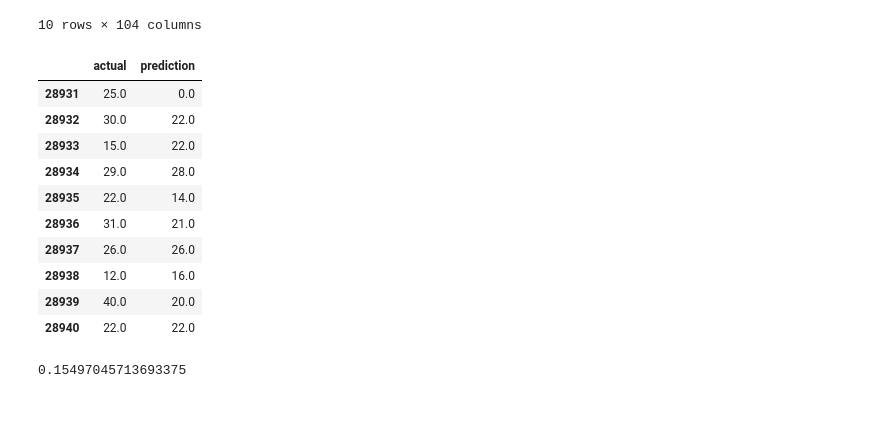
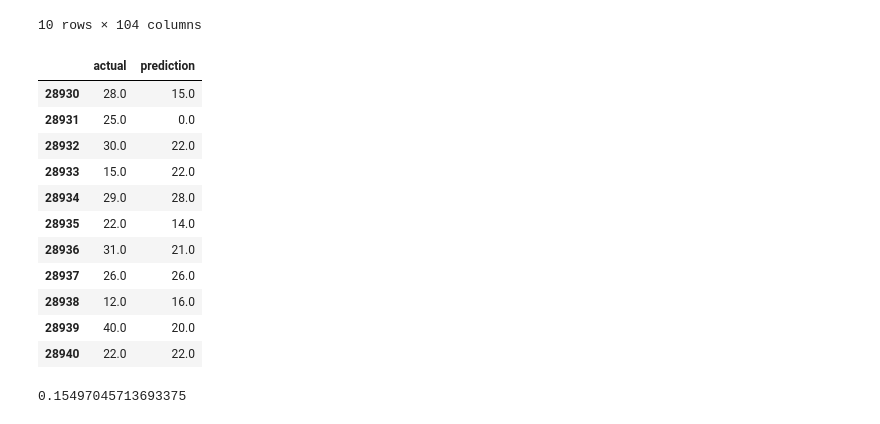
Before and after one commit to blakegode/NBA_Player_PTS_Predictor, a Jupyter notebook: prediction.ipynb, the cells around one changed output. Drawn from its saved outputs; the diff is of its cells as text; code cells hidden in the pictures.

```diff
--- a/prediction.ipynb
+++ b/prediction.ipynb
@@ -83,9 +83,10 @@ df.tail(10)
 | 28940 | Zion Williamson | 0.68 | 0.574468 | 0.630 | 0.000000 | 0.043478 | 0.0 | 0.250000 | 0.28125 | 0.667 | ... | ... |
 10 rows × 104 columns
 # %%
-predictions.tail(10)
+predictions.tail(11)
 # %% [output]
 |  | actual | prediction |
+| 28930 | 28.0 | 15.0 |
 | 28931 | 25.0 | 0.0 |
 | 28932 | 30.0 | 22.0 |
 | 28933 | 15.0 | 22.0 |
```
Also changed, not shown: parts of 1 cell of this notebook, 1 other file.
